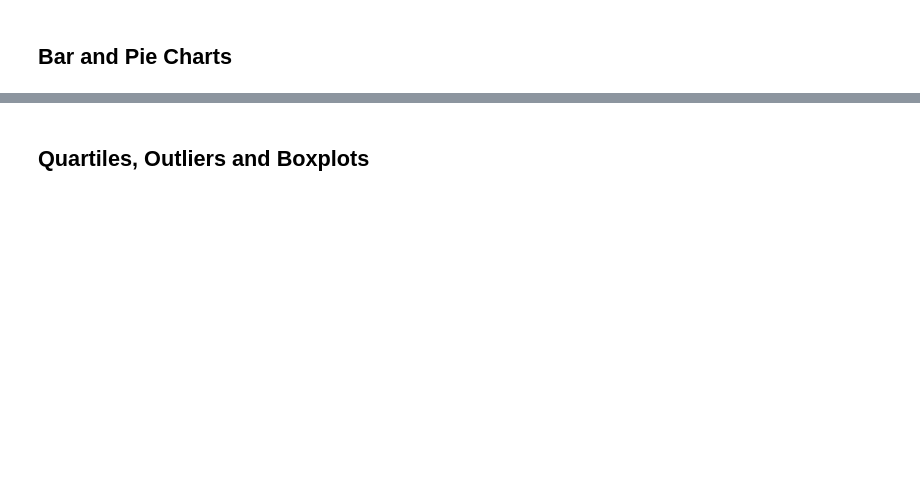
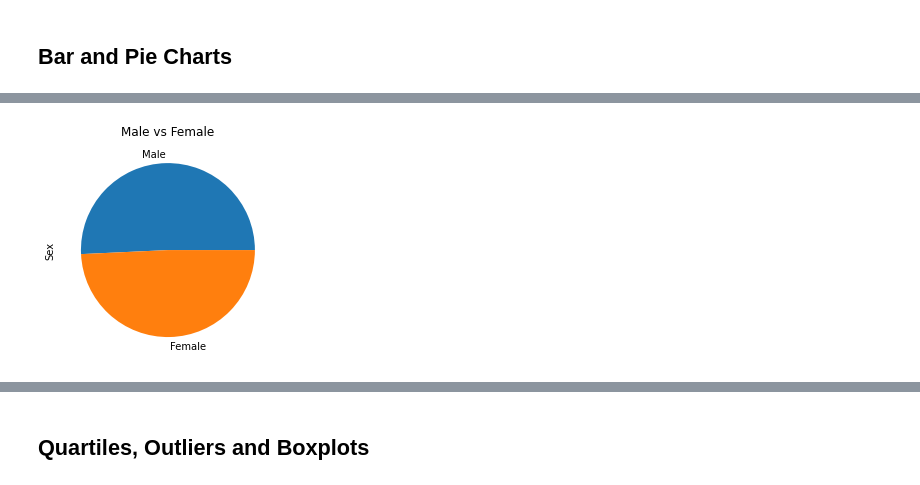
Before and after one commit to VOrtega1/Pharmaceutical_Analysis_matplotlib, a Jupyter notebook: pymaceuticals_starter.ipynb, the cells around one changed output, grey strips where cells are left out. Saved outputs shown, nothing was run; the diff lists cells and outputs as text; code cells hidden in the pictures; blank space fills up the shorter version.

```diff
--- a/pymaceuticals_starter.ipynb
+++ b/pymaceuticals_starter.ipynb
@@ -71 +276,10 @@ print(california_data['Population'].mode())
+# %%
+# Generate a pie plot showing the distribution of female versus male mice using pandas
+df['Sex'].value_counts().plot(kind='pie')
+plt.title('Male vs Female')
+plt.ylabel('Sex')
+plt.savefig('pieplot1')
+plt.show()
+# %% [output]
+[figure, added]
 # %%
```
Also changed, not shown: parts of 28 cells of this notebook, 3 other files.
